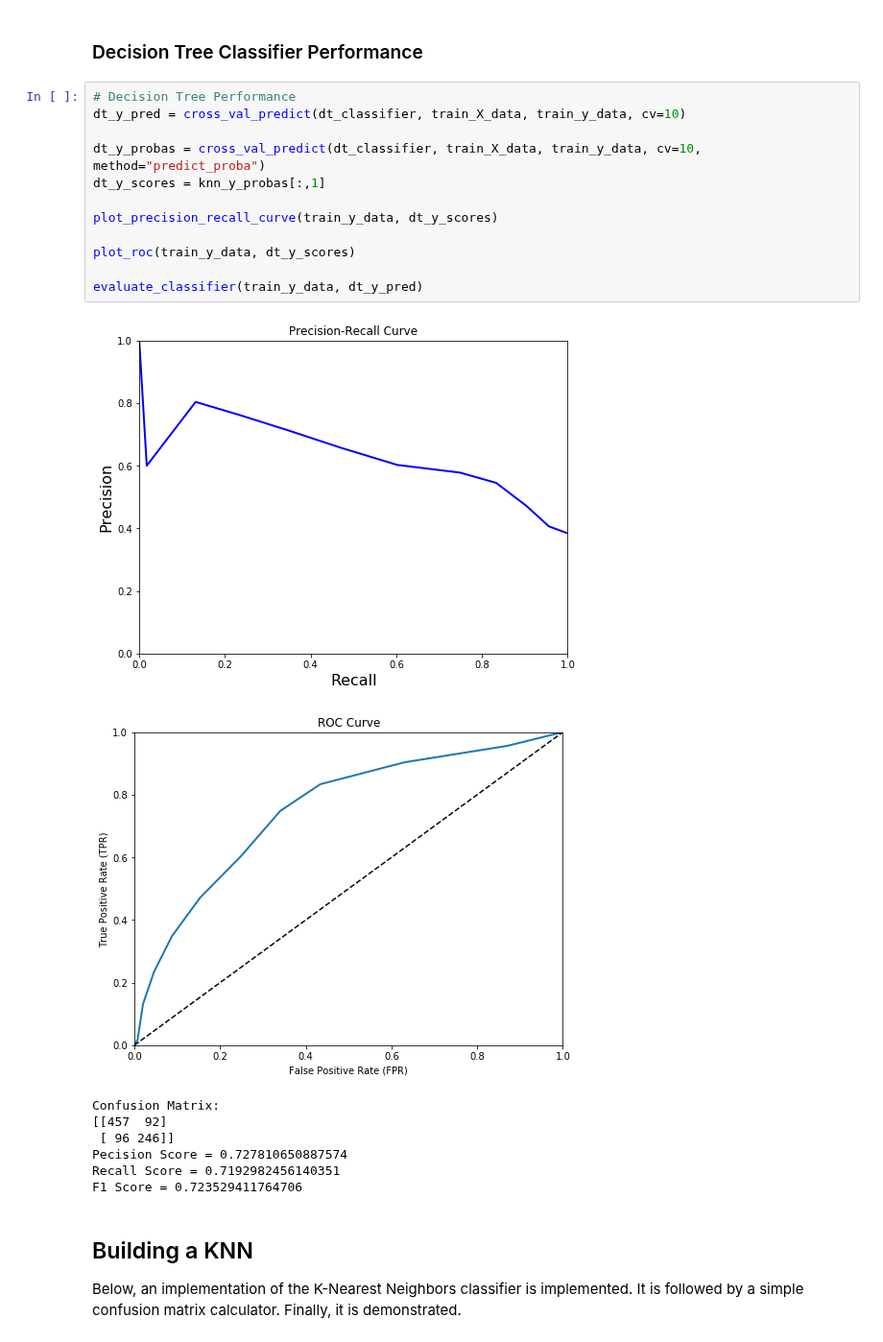
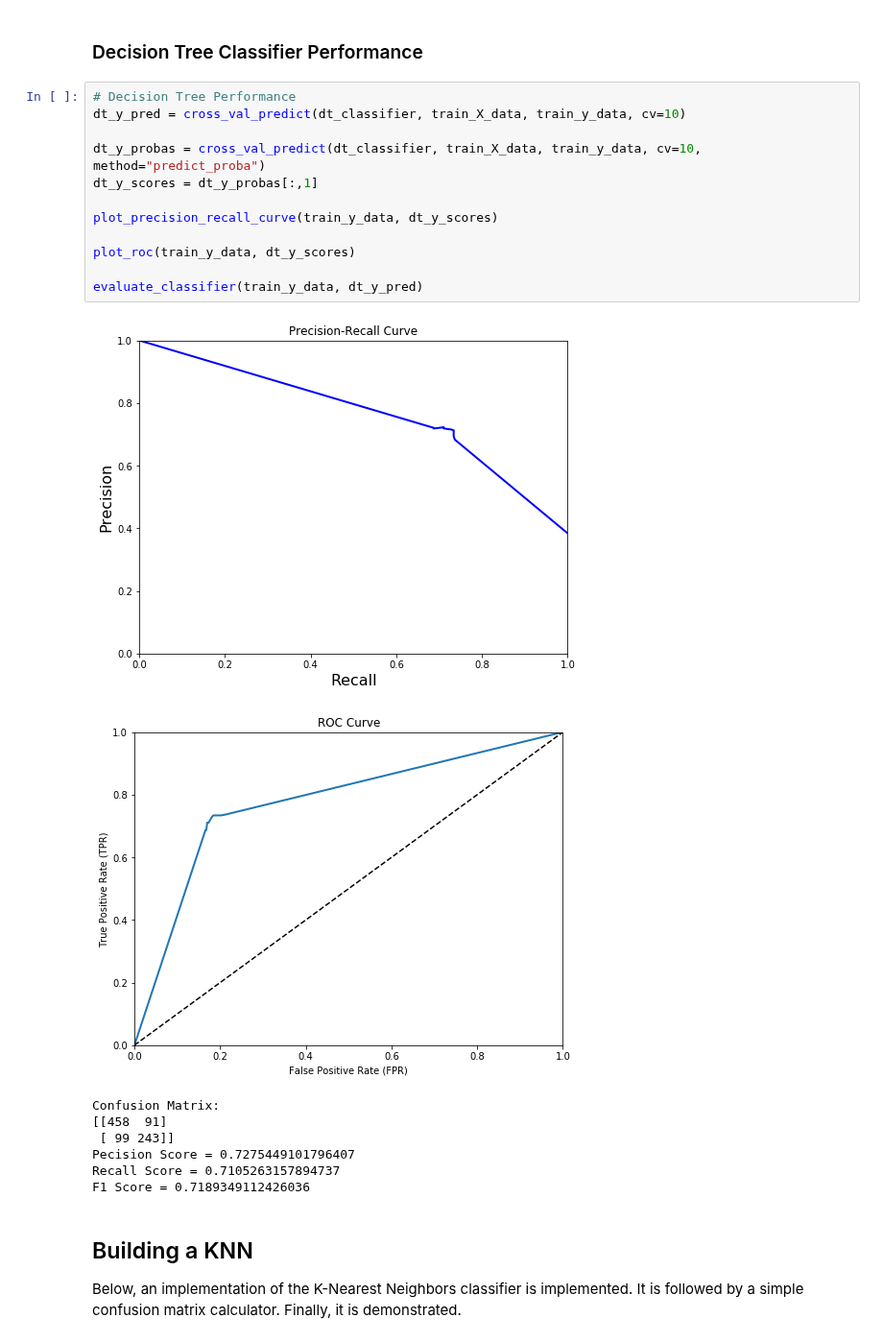
Before and after one commit to richss/cs455-ml-demos, a Jupyter notebook: TitanicDemo.ipynb, the cells around one changed output. Shown at 96% size. Drawn from its saved outputs; the diff is of its cells as text.

```diff
--- a/TitanicDemo.ipynb
+++ b/TitanicDemo.ipynb
@@ -512,24 +511,24 @@ F1 Score = 0.6444780635400907
 # %%
 # Decision Tree Performance
 dt_y_pred = cross_val_predict(dt_classifier, train_X_data, train_y_data, cv=10)
 
 dt_y_probas = cross_val_predict(dt_classifier, train_X_data, train_y_data, cv=10, method="predict_proba")
-dt_y_scores = knn_y_probas[:,1]
+dt_y_scores = dt_y_probas[:,1]
 
 plot_precision_recall_curve(train_y_data, dt_y_scores)
 
 plot_roc(train_y_data, dt_y_scores)
 
 evaluate_classifier(train_y_data, dt_y_pred)
 # %% [output]
-[figure, old version]
+[figure, new version]
-[figure, old version]
+[figure, new version]
 Confusion Matrix:
-[[457  92]
- [ 96 246]]
-Pecision Score = 0.727810650887574
-Recall Score = 0.7192982456140351
-F1 Score = 0.723529411764706
+[[458  91]
+ [ 99 243]]
+Pecision Score = 0.7275449101796407
+Recall Score = 0.7105263157894737
+F1 Score = 0.7189349112426036
 # %% [markdown]
 ## Building a KNN
 
```
Also changed, not shown: parts of 4 cells of this notebook.
